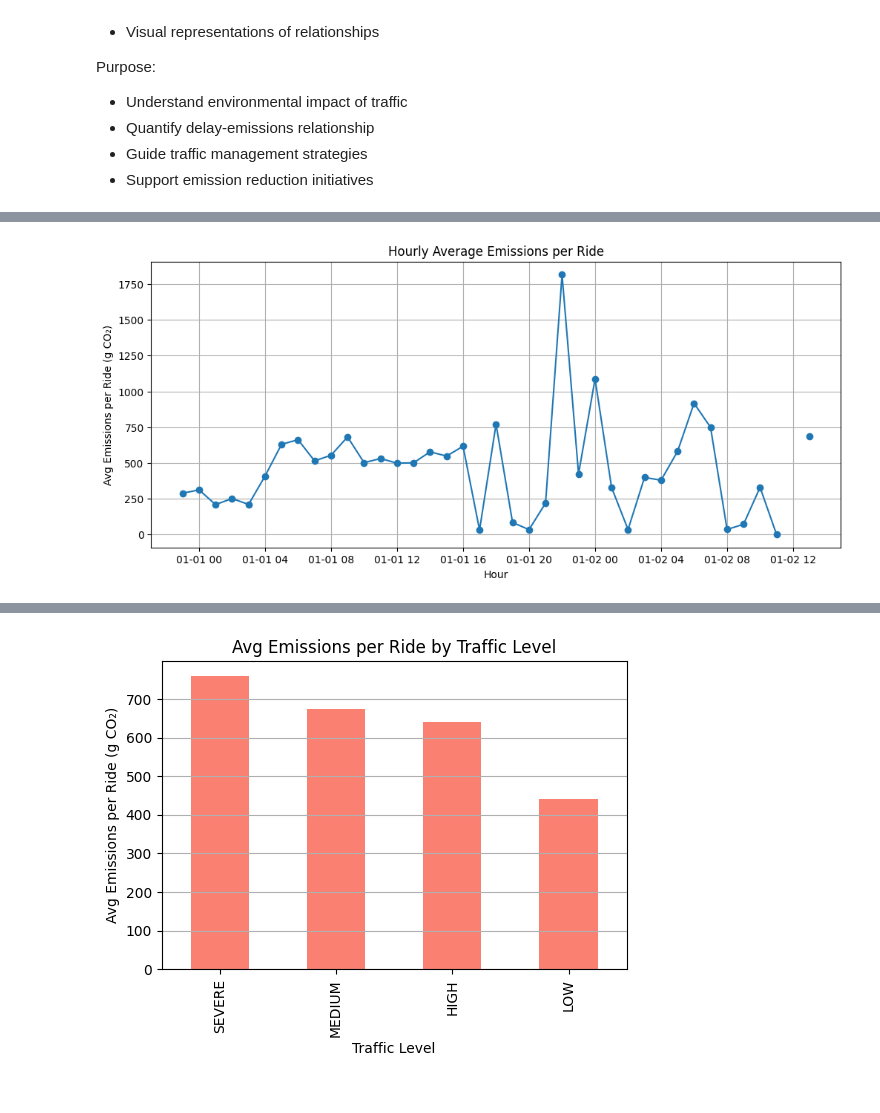
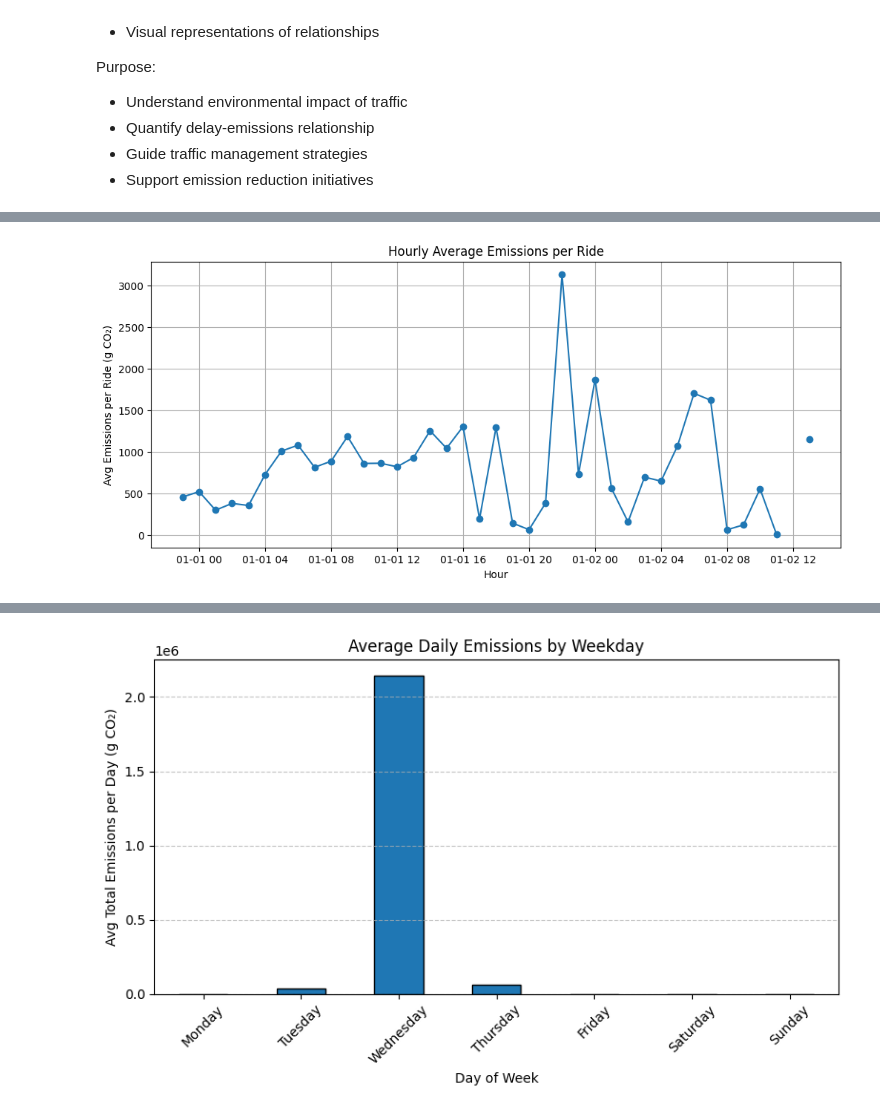
Before and after one commit to fabianVagnoni/Stream_Analytics_Projects, a Jupyter notebook: Basic&Intermediate_Analytics.ipynb, the cells around one changed output, grey strips where cells are left out. Cells and saved outputs as stored; diff of their text form; code cells hidden in the pictures.

```diff
--- a/Basic&Intermediate_Analytics.ipynb
+++ b/Basic&Intermediate_Analytics.ipynb
@@ -807,16 +935,11 @@ drivers_static['vehicle'].unique()
 # Extract the vehicle emissions type from the last word in parentheses in the 'vehicle' column
 drivers_static['vehicle_emissions_type'] = drivers_static['vehicle'].str.extract(r'\((\w+)\)$')
 
-#Assumption of consumption for the three vehicle emissions types:
-#Electric: 0g of CO2/km
-#Hybrid: 80g of CO2/km
-#Gas: 130g of CO2/km
-
 #Create a mapping of vehicle emissions types to their respective CO2 emissions
 emissions_mapping = {
-    'Electric': 0,
-    'Hybrid': 80,
-    'Gas': 130
+    'Electric': 124,
+    'Hybrid': 162,
+    'Gas': 218
 }
 # Map the emissions type to the corresponding value
 drivers_static['emissions_value'] = drivers_static['vehicle_emissions_type'].map(emissions_mapping)
@@ -1190,39 +1192,60 @@ plt.show()
 rides['hour'] = rides.index.hour
 peak_mask    = rides['hour'].isin([7, 8, 9, 17, 18, 19])
 
-peak   = rides[peak_mask]
+peak    = rides[peak_mask]
 offpeak = rides[~peak_mask]
 
 peak_avg    = peak['total_emissions'].sum() / peak['ride_id'].nunique()
 offpeak_avg = offpeak['total_emissions'].sum() / offpeak['ride_id'].nunique()
 
-print(f"Peak Average Emissions per Ride:    {peak_avg:.2f} g CO₂")
-print(f"Off‑Peak Average Emissions per Ride: {offpeak_avg:.2f} g CO₂")
+# Compute percentage difference relative to off‑peak
+pct_diff = (peak_avg - offpeak_avg) / offpeak_avg * 100
 
+print(f"Peak Average Emissions per Ride:     {peak_avg:.2f} g CO₂")
+print(f"Off‑Peak Average Emissions per Ride:  {offpeak_avg:.2f} g CO₂")
+print(f"Percent Difference (Peak vs Off‑Peak): {pct_diff:.1f}%")
 
 
 # -------------------------------------------------
-# C) Average Emissions per Ride by Traffic Level
+# B) Weekly Emissions and Total Emissions
 # -------------------------------------------------
-# Group by traffic_level, sum emissions and count rides, then divide
-by_traffic = rides.dropna(subset=['traffic_level']).groupby('traffic_level').agg(
-    total_emissions=('total_emissions','sum'),
-    ride_count=('ride_id','nunique')
+
+# 1. Total emissions across all rides
+total_emissions_all = rides['total_emissions'].sum()
+print(f"\nTotal Emissions (all data): {total_emissions_all:.0f} g CO₂")
+
+# Equivalence in number of trees (25 kg CO₂ absorbed per tree per year)
+kg_per_tree = 25  # average CO₂ uptake per tree per year
+g_per_tree = kg_per_tree * 1000  # convert to grams
+num_trees = total_emissions_all / g_per_tree
+
+print(f"Equivalent to planting ~{num_trees:.1f} mature trees for one year (assuming {kg_per_tree} kg CO₂/tree·year).")
+# You would need about X mature trees growing for one full year to absorb the same X tonnes of CO₂ that your ride‑hailing operations emitted in total.
+
+# 2. Compute daily total emissions
+daily_emissions = rides['total_emissions'].resample('D').sum()
+
+# 3. Average total emissions by day of week
+#    Group the daily totals by weekday name, then take the mean
+avg_emissions_by_weekday = (
+    daily_emissions
+    .groupby(daily_emissions.index.day_name())
+    .mean()
+    .reindex(['Monday','Tuesday','Wednesday','Thursday','Friday','Saturday','Sunday'])
 )
-by_traffic['avg_em_per_ride'] = by_traffic['total_emissions'] / by_traffic['ride_count']
 
-print("\nAverage Emissions per Ride by Traffic Level:")
-print(by_traffic['avg_em_per_ride'])
+print("Average Daily Emissions by Weekday:")
+print(avg_emissions_by_weekday.to_string())
 
-# (Optional) Bar chart
-plt.figure(figsize=(6,4))
-by_traffic['avg_em_per_ride'].sort_values(ascending=False).plot.bar(color='salmon')
-plt.xlabel('Traffic Level')
-plt.ylabel('Avg Emissions per Ride (g CO₂)')
-plt.title('Avg Emissions per Ride by Traffic Level')
-plt.grid(axis='y')
+# 4. Plot as a bar chart
+plt.figure(figsize=(8,5))
+avg_emissions_by_weekday.plot(kind='bar', edgecolor='black')
+plt.xlabel('Day of Week')
+plt.ylabel('Avg Total Emissions per Day (g CO₂)')
+plt.title('Average Daily Emissions by Weekday')
+plt.xticks(rotation=45)
+plt.grid(axis='y', linestyle='--', alpha=0.7)
+plt.tight_layout()
 plt.show()
-
-# !!! Point C can be deleted because it is already done in the correlations analysis above
 # %% [output]
-[figure, old version]
+[figure, new version]
@@ -1239,4 +1267,4 @@ Name: avg_em_per_ride, dtype: float64
-[figure, old version]
+[figure, new version]
 # %% [markdown]
 ### **Emission Spike Detection via Session Gaps**
 
```
Also changed, not shown: parts of 19 cells of this notebook.
